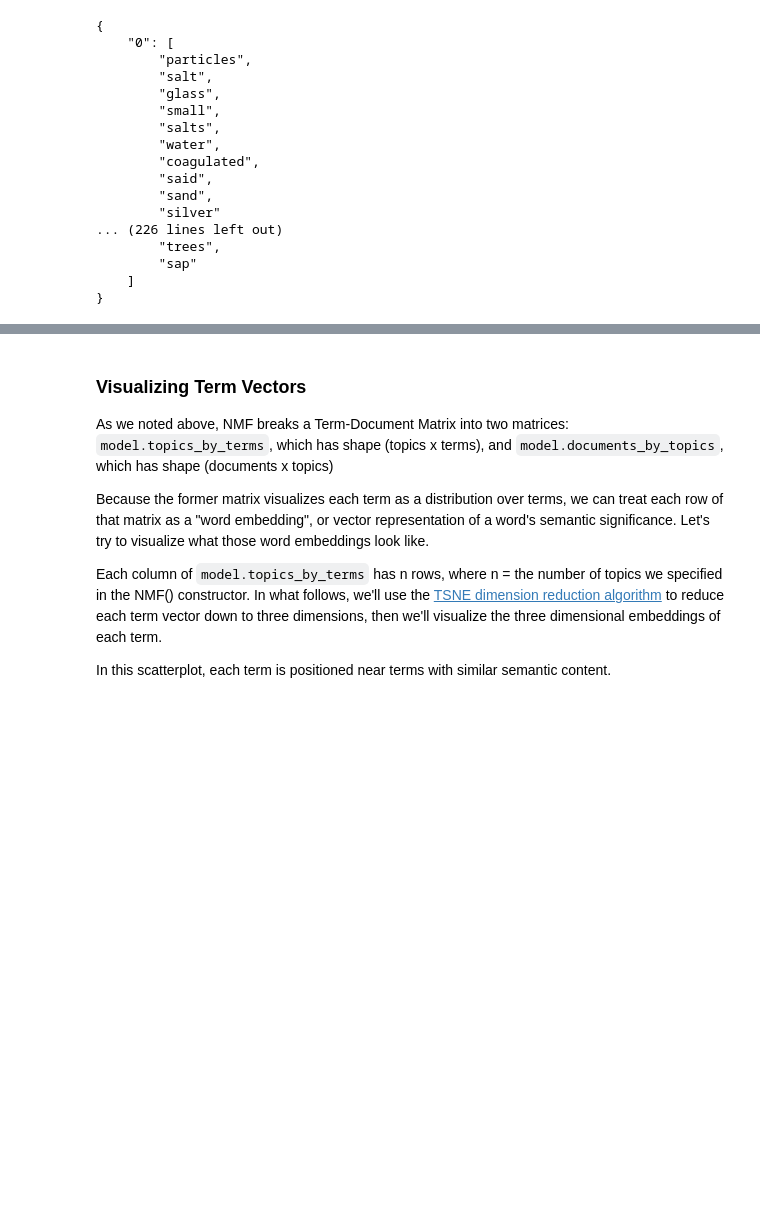
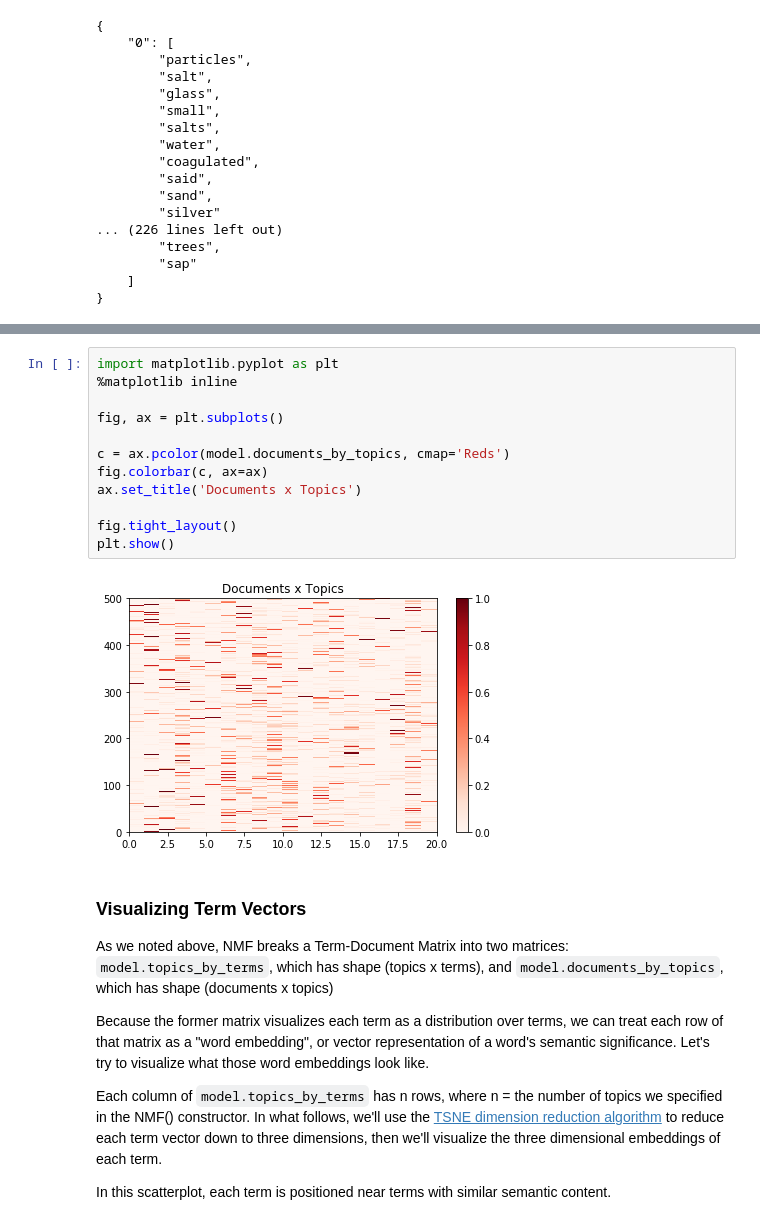
Before and after one commit to YaleDHLab/lab-workshops, a Jupyter notebook: topic-modeling-python/model-topics.ipynb, the cells around one changed output, grey strips where cells are left out. Saved outputs shown, nothing was run; the diff lists cells and outputs as text; blank space fills up the shorter version.

Commit message:
added more NMF examples, visualizing a matrix, and templte code

```diff
--- a/topic-modeling-python/model-topics.ipynb
+++ b/topic-modeling-python/model-topics.ipynb
@@ -122,3 +156,17 @@ print(json.dumps(model.topics_to_words, indent=4))
+# %%
+import matplotlib.pyplot as plt
+%matplotlib inline
+
+fig, ax = plt.subplots()
+
+c = ax.pcolor(model.documents_by_topics, cmap='Reds')
+fig.colorbar(c, ax=ax)
+ax.set_title('Documents x Topics')
+
+fig.tight_layout()
+plt.show()
+# %% [output]
+[figure, added]
 # %% [markdown]
 ### Visualizing Term Vectors
 
```
Also changed, not shown: parts of 8 cells of this notebook.
